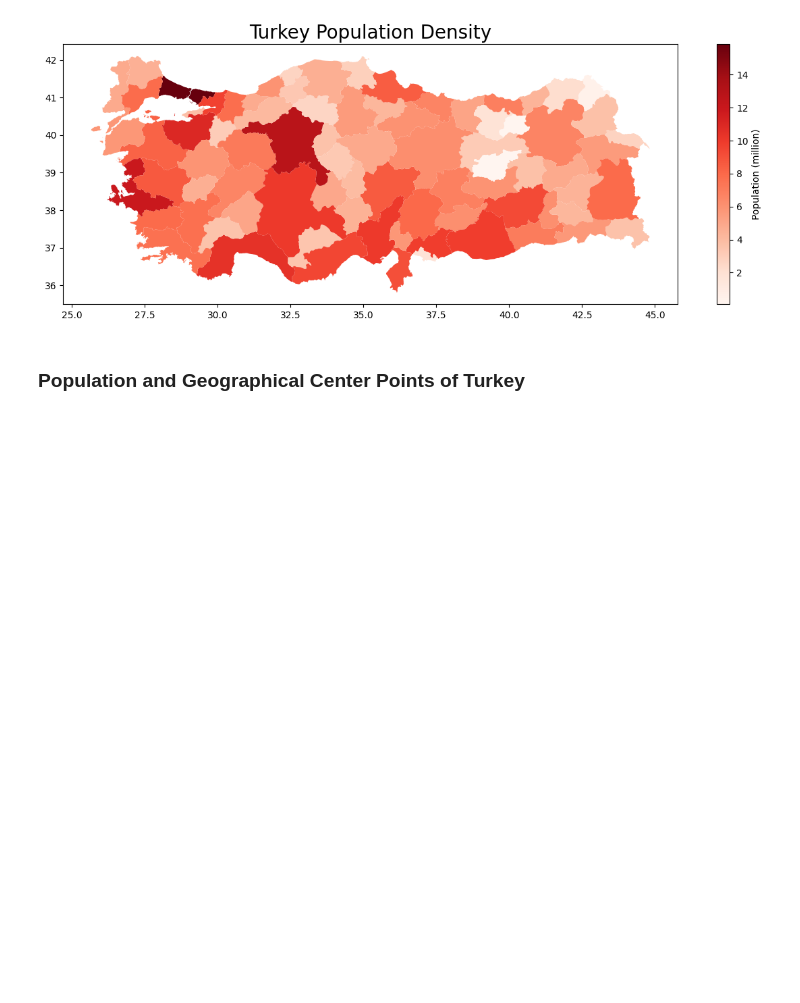
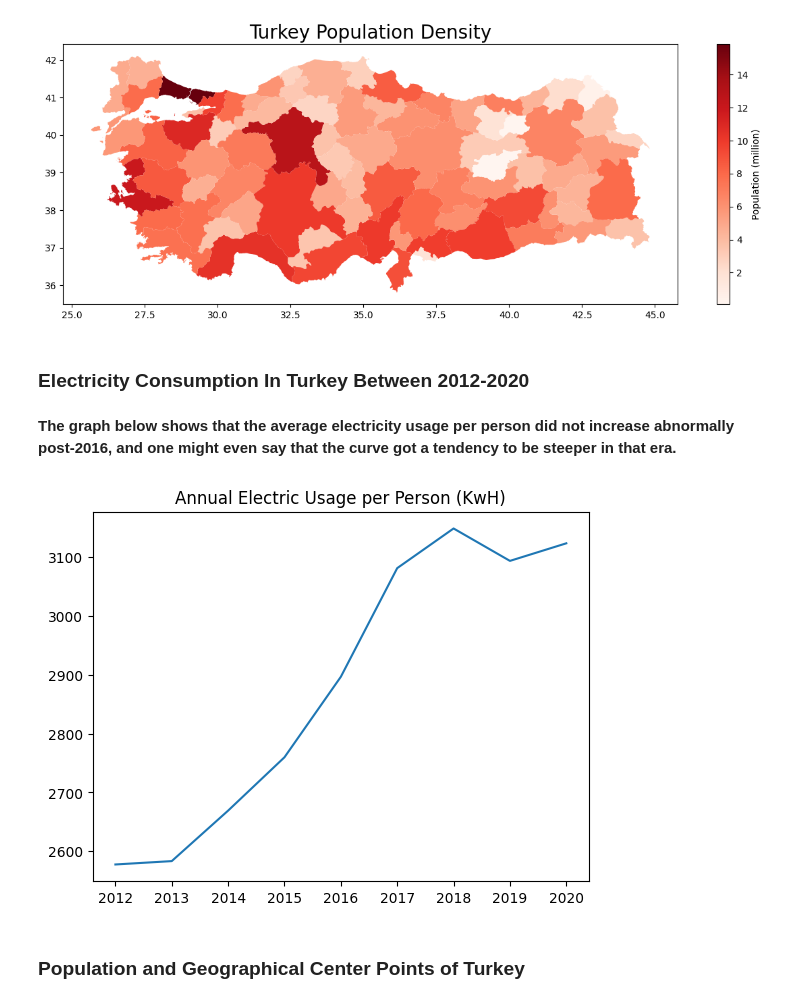
Before and after one commit to FlyinHedgehog/MAT388E-final-project, a Jupyter notebook: Final_Project.ipynb, the cells around one changed output. Saved outputs shown, nothing was run; the diff lists cells and outputs as text; code cells hidden in the pictures; blank space fills up the shorter version.

```diff
--- a/Final_Project.ipynb
+++ b/Final_Project.ipynb
@@ -255,6 +255,28 @@ ax_cbar = fig.colorbar(cbar, ax=ax)
 ax_cbar.set_label("Population (million)")
 # %% [output]
 [figure]
+# %% [markdown]
+### Electricity Consumption In Turkey Between 2012-2020
+# %%
+tuik_electric = 'https://data.tuik.gov.tr/Bulten/DownloadIstatistikselTablo?p=SYXEtsPnZOzPHfWVLVojTFo4jJKLuA0tKhXJ9v9oLJ86flU62pc5pH7XxKDTWbDY'
+with urlopen(tuik_electric) as f:
+    f = f.read()
+    elc = pd.read_excel(f)
+elc = elc[['Elektrik santrallerinin toplam kurulu gücü, brüt üretimi, net elektrik tüketimi', 'Unnamed: 6']].rename(columns={'Unnamed: 6': 'Consumption', 'Elektrik santrallerinin toplam kurulu gücü, brüt üretimi, net elektrik tüketimi': 'Year'})
+elc = elc[44:53].reset_index(drop= True)
+# %%
+total_pop = tuik_pop[2:4].T.reset_index(drop=True).rename(columns={2: 'Year', 3: 'Population'})[13:22]
+total_pop.Year = total_pop.Year.astype(int)
+# %% [markdown]
+**The graph below shows that the average electricity usage per person did not increase abnormally post-2016, and one might even say that the curve got a tendency to be steeper in that era.**
+# %%
+year, consumption = elc.Year.values, elc.Consumption.values
+year, population = total_pop.Year.values, total_pop.Population.values
+ratios = [c*10**6/p for c, p in zip(consumption, population)]
+plt.title('Annual Electric Usage per Person (KwH)')
+plt.plot(year, ratios);
+# %% [output]
+[figure, added]
 # %% [markdown]
 ### Population and Geographical Center Points of Turkey
 # %% [markdown]
```
